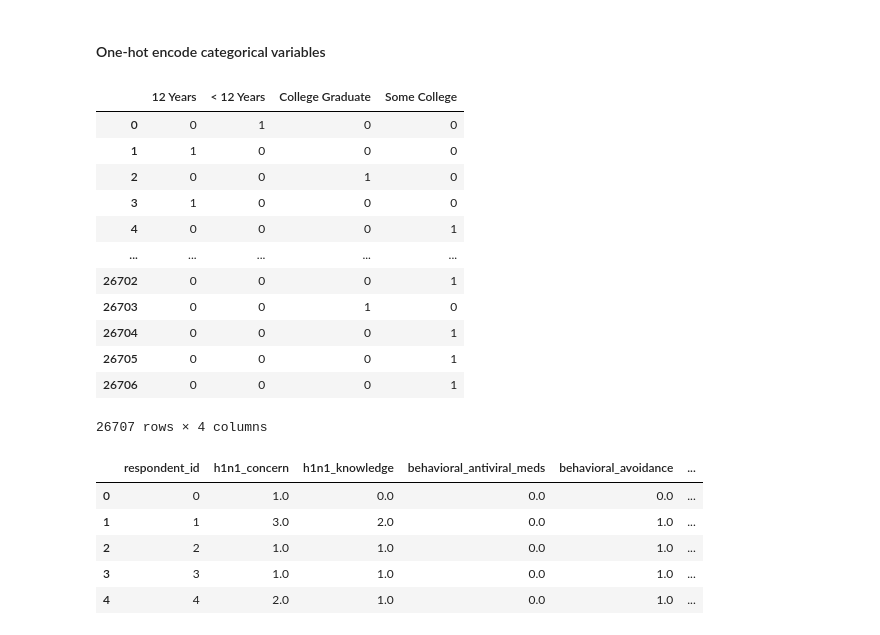
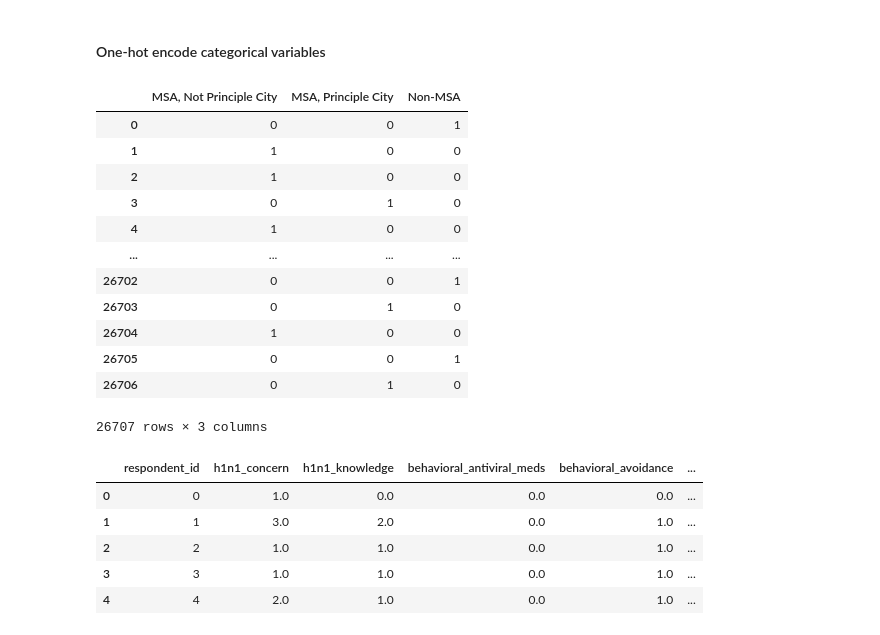
Before and after one commit to lnbalon/mab2133, a Jupyter notebook: workshop/notebooks/01-support-vector-machine.ipynb, the cells around one changed output. Drawn from its saved outputs; the diff is of its cells as text; code cells hidden in the pictures.

```diff
--- a/workshop/notebooks/01-support-vector-machine.ipynb
+++ b/workshop/notebooks/01-support-vector-machine.ipynb
@@ -202,22 +202,32 @@ plt.show()
 # %%
 age_group = pd.get_dummies(train_df['age_group'])
 education = pd.get_dummies(train_df['education'])
+race = pd.get_dummies(train_df['race'])
+sex = pd.get_dummies(train_df['sex'])
+income_poverty = pd.get_dummies(train_df['income_poverty'])
+marital_status = pd.get_dummies(train_df['marital_status'])
+rent_or_own = pd.get_dummies(train_df['rent_or_own'])
+employment_status = pd.get_dummies(train_df['employment_status'])
+hhs_geo_region = pd.get_dummies(train_df['hhs_geo_region'])
+employment_industry = pd.get_dummies(train_df['employment_industry'])
+employment_occupation = pd.get_dummies(train_df['employment_occupation'])
+census_msa = pd.get_dummies(train_df['census_msa'])
 # %%
-education
+census_msa
 # %% [output]
-|  | 12 Years | < 12 Years | College Graduate | Some College |
-| 0 | 0 | 1 | 0 | 0 |
-| 1 | 1 | 0 | 0 | 0 |
-| 2 | 0 | 0 | 1 | 0 |
-| 3 | 1 | 0 | 0 | 0 |
-| 4 | 0 | 0 | 0 | 1 |
-| ... | ... | ... | ... | ... |
-| 26702 | 0 | 0 | 0 | 1 |
-| 26703 | 0 | 0 | 1 | 0 |
-| 26704 | 0 | 0 | 0 | 1 |
-| 26705 | 0 | 0 | 0 | 1 |
-| 26706 | 0 | 0 | 0 | 1 |
+|  | MSA, Not Principle City | MSA, Principle City | Non-MSA |
+| 0 | 0 | 0 | 1 |
+| 1 | 1 | 0 | 0 |
+| 2 | 1 | 0 | 0 |
+| 3 | 0 | 1 | 0 |
+| 4 | 1 | 0 | 0 |
+| ... | ... | ... | ... |
+| 26702 | 0 | 0 | 1 |
+| 26703 | 0 | 1 | 0 |
+| 26704 | 1 | 0 | 0 |
+| 26705 | 0 | 0 | 1 |
+| 26706 | 0 | 1 | 0 |
-26707 rows × 4 columns
+26707 rows × 3 columns
 # %%
 train_df.head()
 # %% [output]
```
